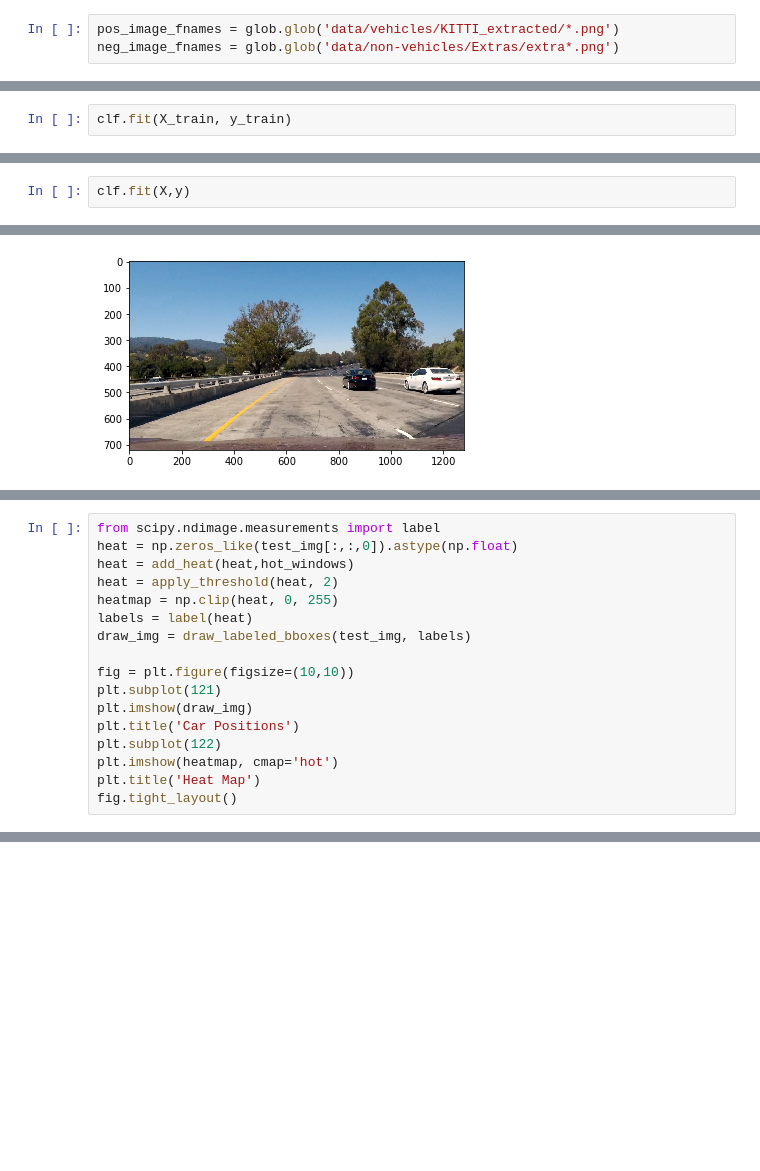
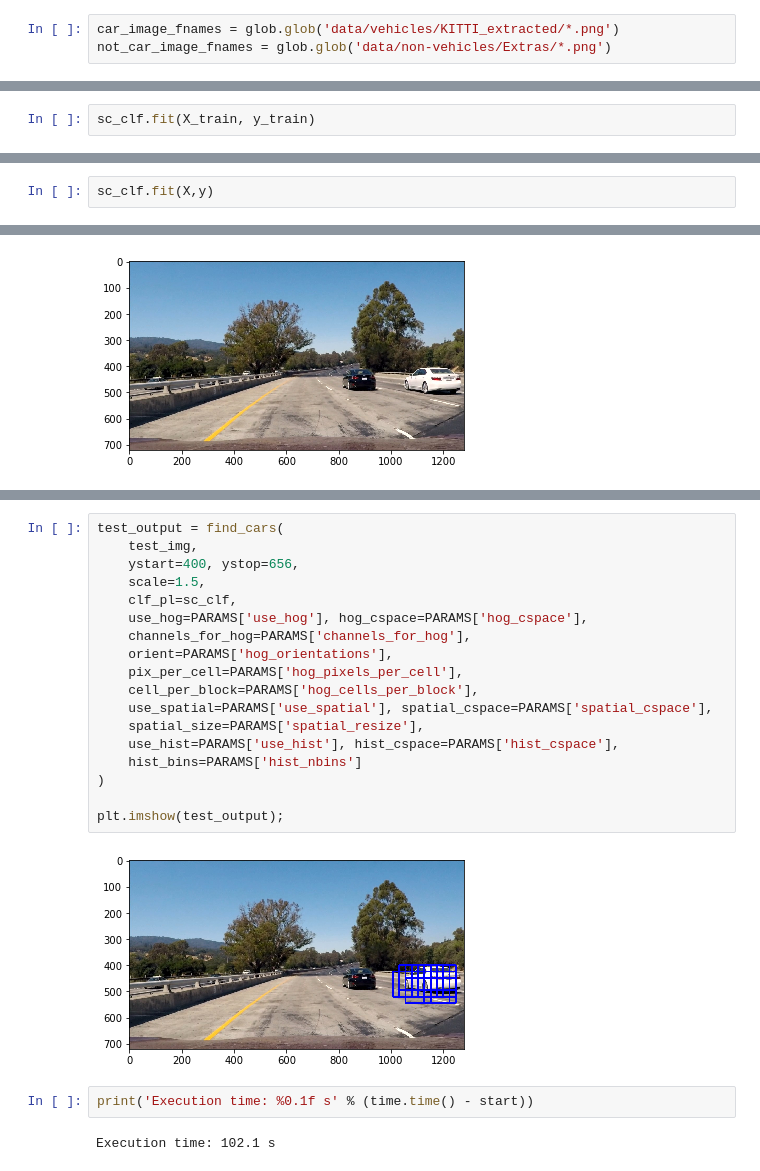
Before and after one commit to partmor/CarND-VehicleDetection-P5, a Jupyter notebook: p5_solution.ipynb, the cells around one changed output, grey strips where cells are left out. Cells and saved outputs as stored; diff of their text form; blank space fills up the shorter version.

```diff
--- a/p5_solution.ipynb
+++ b/p5_solution.ipynb
@@ -10,3 +12,3 @@ from aux_fun import *
 # %%
-pos_image_fnames = glob.glob('data/vehicles/KITTI_extracted/*.png')
-neg_image_fnames = glob.glob('data/non-vehicles/Extras/extra*.png')
+car_image_fnames = glob.glob('data/vehicles/KITTI_extracted/*.png')
+not_car_image_fnames = glob.glob('data/non-vehicles/Extras/*.png')
@@ -72,3 +144,3 @@ CV score: 0.997 +- 0.001
 # %%
-clf.fit(X_train, y_train)
+sc_clf.fit(X_train, y_train)
 # %% [output]
@@ -87,3 +159,3 @@ Test score - accuracy: 0.979
 # %%
-clf.fit(X,y)
+sc_clf.fit(X,y)
 # %% [output]
@@ -139,17 +171,0 @@ plt.imshow(hot_window_img);
-# %%
-from scipy.ndimage.measurements import label
-heat = np.zeros_like(test_img[:,:,0]).astype(np.float)
-heat = add_heat(heat,hot_windows)
-heat = apply_threshold(heat, 2)
-heatmap = np.clip(heat, 0, 255)
-labels = label(heat)
-draw_img = draw_labeled_bboxes(test_img, labels)
-
-fig = plt.figure(figsize=(10,10))
-plt.subplot(121)
-plt.imshow(draw_img)
-plt.title('Car Positions')
-plt.subplot(122)
-plt.imshow(heatmap, cmap='hot')
-plt.title('Heat Map')
-fig.tight_layout()
@@ -183,0 +260,24 @@ if build_video:
+# %%
+test_output = find_cars(
+    test_img,
+    ystart=400, ystop=656,
+    scale=1.5,
+    clf_pl=sc_clf,
+    use_hog=PARAMS['use_hog'], hog_cspace=PARAMS['hog_cspace'],
+    channels_for_hog=PARAMS['channels_for_hog'],
+    orient=PARAMS['hog_orientations'],
+    pix_per_cell=PARAMS['hog_pixels_per_cell'],
+    cell_per_block=PARAMS['hog_cells_per_block'],
+    use_spatial=PARAMS['use_spatial'], spatial_cspace=PARAMS['spatial_cspace'],
+    spatial_size=PARAMS['spatial_resize'],
+    use_hist=PARAMS['use_hist'], hist_cspace=PARAMS['hist_cspace'],
+    hist_bins=PARAMS['hist_nbins']
+)
+
+plt.imshow(test_output);
+# %% [output]
+[figure, added]
+# %%
+print('Execution time: %0.1f s' % (time.time() - start))
+# %% [output]
+Execution time: 102.1 s
```
Also changed, not shown: parts of 25 cells of this notebook, 1 other file.
